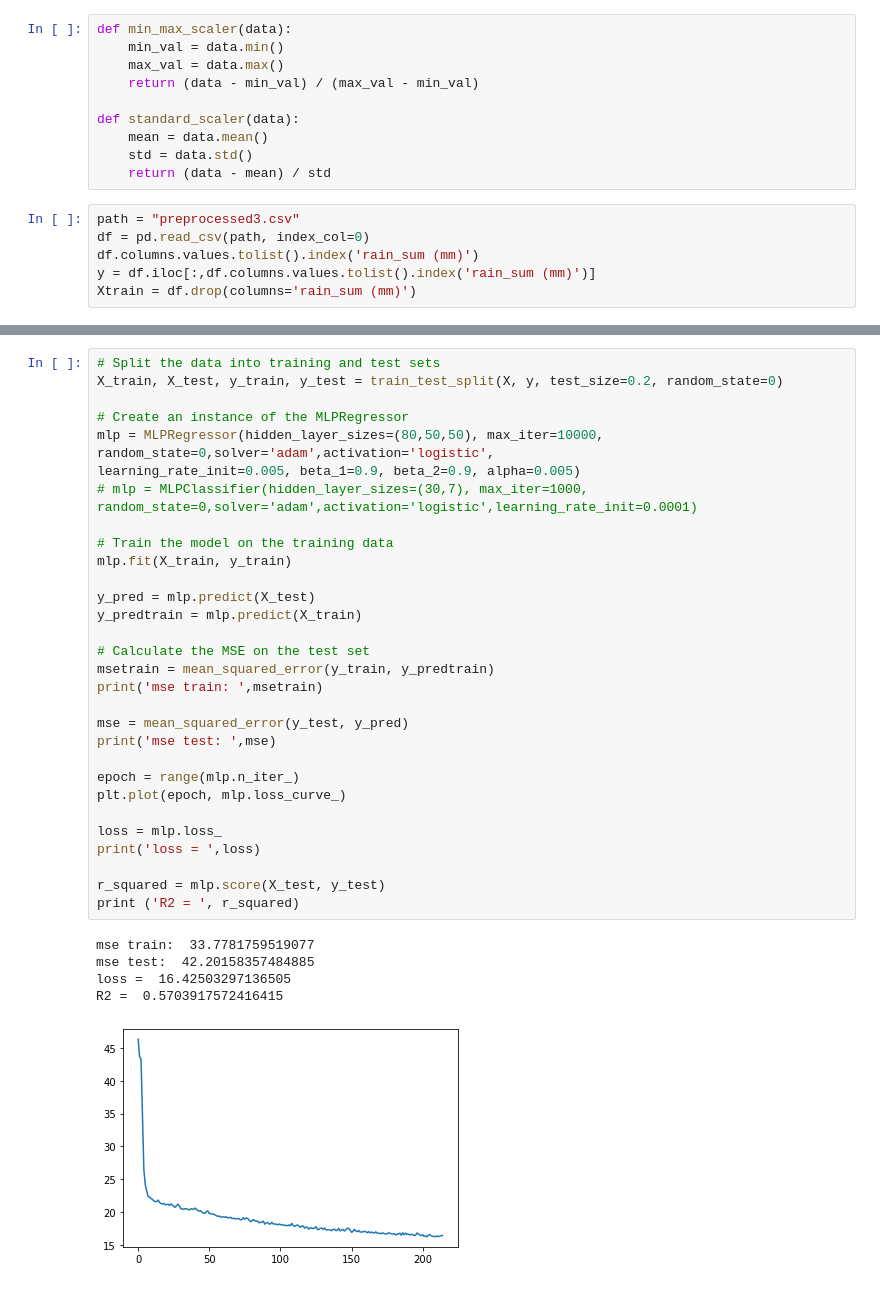
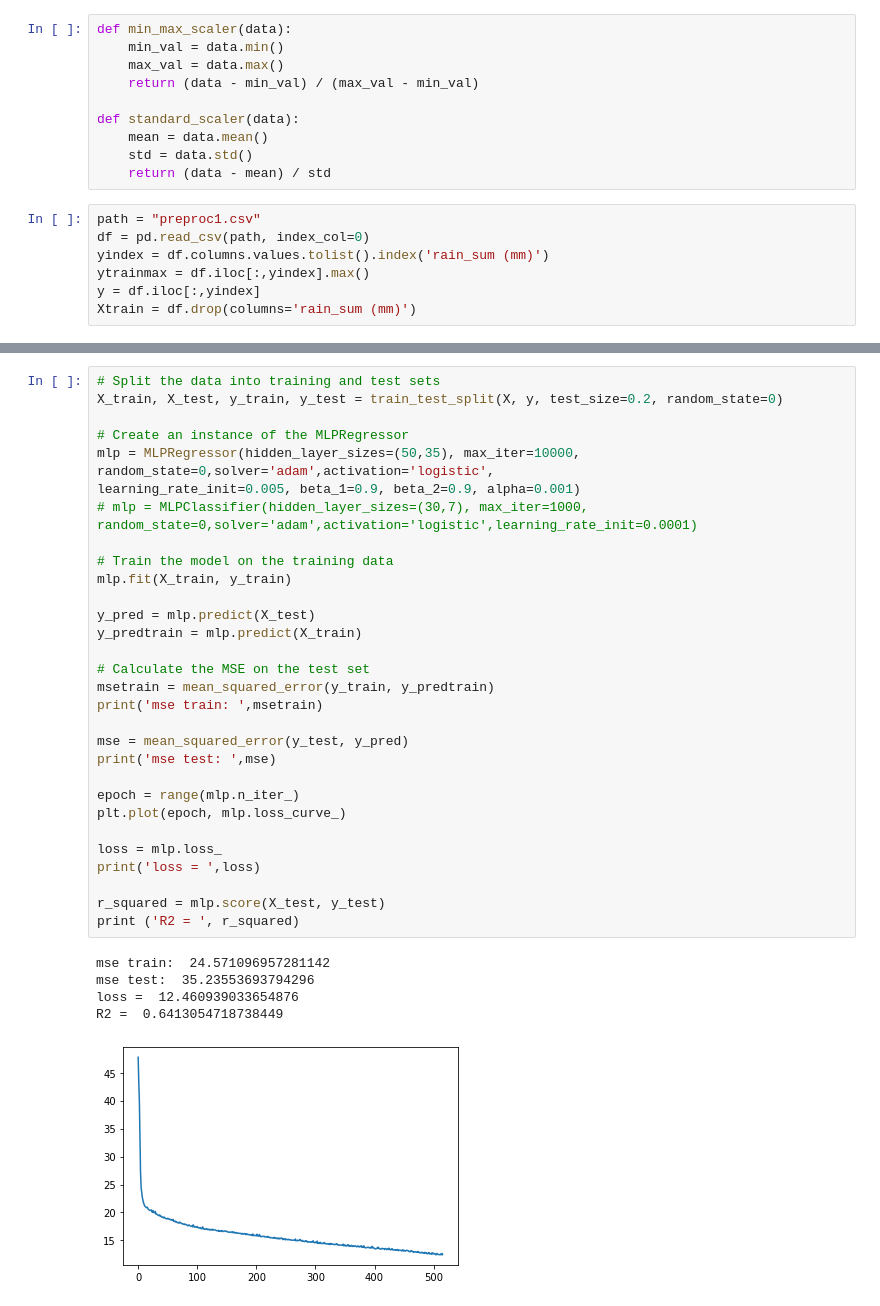
Before and after one commit to Alfadhils/DataVidia-Project, a Jupyter notebook: nn.ipynb, the cells around one changed output, grey strips where cells are left out. Drawn from its saved outputs; the diff is of its cells as text.

```diff
--- a/nn.ipynb
+++ b/nn.ipynb
@@ -22,10 +22,11 @@ def standard_scaler(data):
     std = data.std()
     return (data - mean) / std
 # %%
-path = "preprocessed3.csv"
+path = "preproc1.csv"
 df = pd.read_csv(path, index_col=0)
-df.columns.values.tolist().index('rain_sum (mm)')
-y = df.iloc[:,df.columns.values.tolist().index('rain_sum (mm)')]
+yindex = df.columns.values.tolist().index('rain_sum (mm)')
+ytrainmax = df.iloc[:,yindex].max()
+y = df.iloc[:,yindex]
 Xtrain = df.drop(columns='rain_sum (mm)')
 # %%
 columnnew = {}
@@ -97,39 +101,39 @@ def nn(X,y,hidden,iter,solv='adam',act='logistic'):
 # %%
 # Split the data into training and test sets
 X_train, X_test, y_train, y_test = train_test_split(X, y, test_size=0.2, random_state=0)
 
 # Create an instance of the MLPRegressor
-mlp = MLPRegressor(hidden_layer_sizes=(80,50,50), max_iter=10000, random_state=0,solver='adam',activation='logistic',
-learning_rate_init=0.005, beta_1=0.9, beta_2=0.9, alpha=0.005)
+mlp = MLPRegressor(hidden_layer_sizes=(50,35), max_iter=10000, random_state=0,solver='adam',activation='logistic',
+learning_rate_init=0.005, beta_1=0.9, beta_2=0.9, alpha=0.001)
 # mlp = MLPClassifier(hidden_layer_sizes=(30,7), max_iter=1000, random_state=0,solver='adam',activation='logistic',learning_rate_init=0.0001)
 
 # Train the model on the training data
 mlp.fit(X_train, y_train)
 
 y_pred = mlp.predict(X_test)
 y_predtrain = mlp.predict(X_train)
 
 # Calculate the MSE on the test set
 msetrain = mean_squared_error(y_train, y_predtrain)
 print('mse train: ',msetrain)
 
 mse = mean_squared_error(y_test, y_pred)
 print('mse test: ',mse)
 
 epoch = range(mlp.n_iter_)
 plt.plot(epoch, mlp.loss_curve_)
 
 loss = mlp.loss_
 print('loss = ',loss)
 
 r_squared = mlp.score(X_test, y_test)
 print ('R2 = ', r_squared)
 # %% [output]
-mse train:  33.7781759519077
-mse test:  42.20158357484885
-loss =  16.42503297136505
-R2 =  0.5703917572416415
+mse train:  24.571096957281142
+mse test:  35.23553693794296
+loss =  12.460939033654876
+R2 =  0.6413054718738449
-[figure, old version]
+[figure, new version]
 # %%
 
 # mlp = MLPRegressor(hidden_layer_sizes=(20), max_iter=10000, random_state=0,solver='adam',activation='logistic',
```
Also changed, not shown: parts of 7 cells of this notebook, 5 other files.
